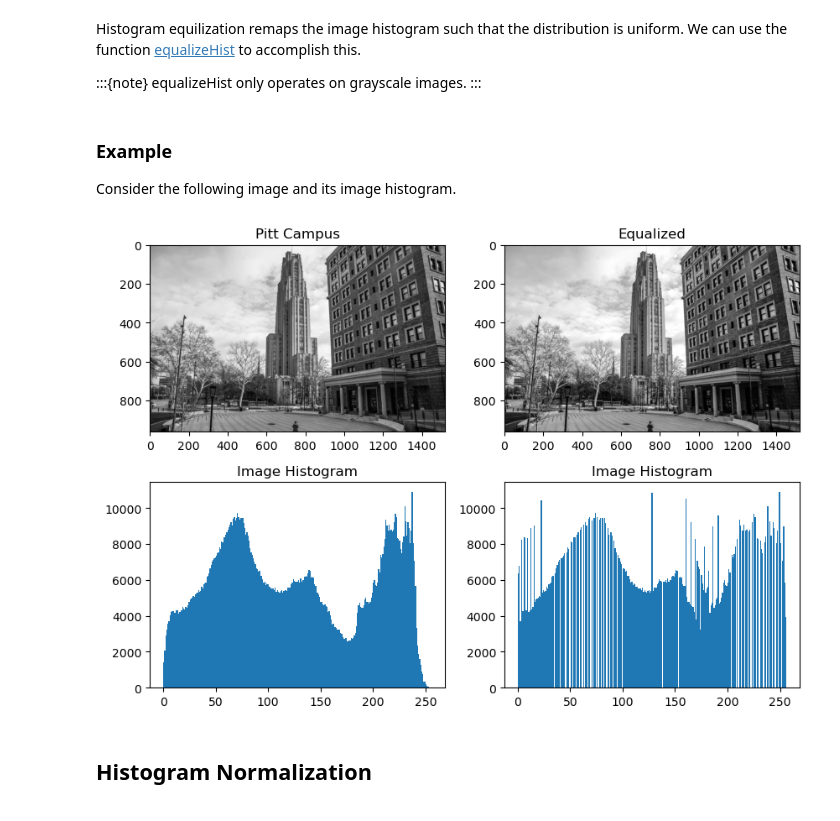
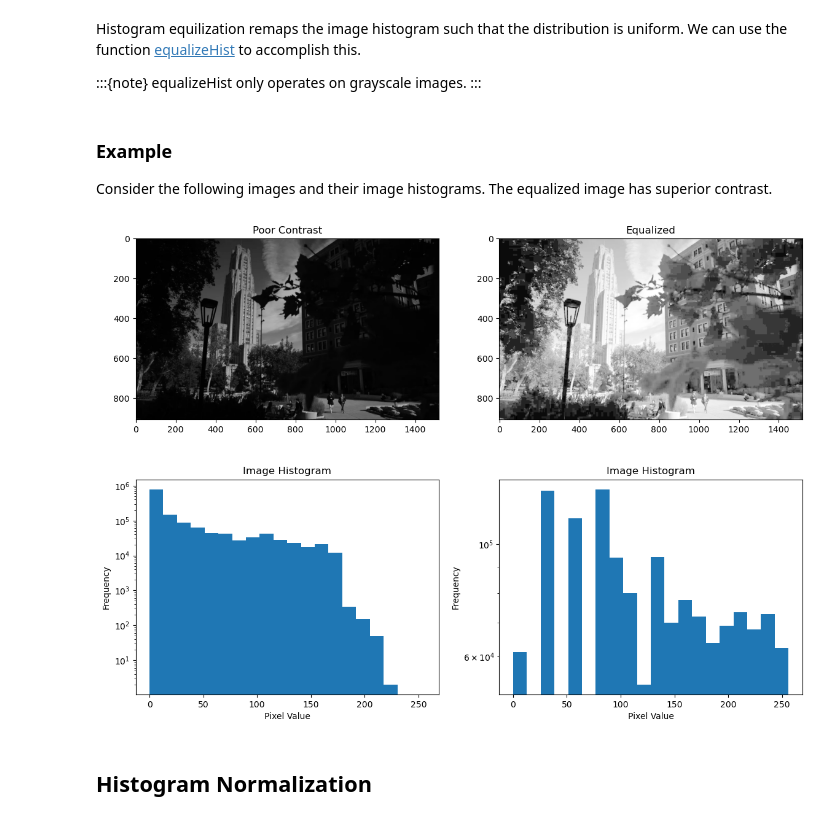
Before and after one commit to jacob-cunningham-ds/ece_2390, a Jupyter notebook: notes/03_lecture.ipynb, the cells around one changed output. Cells and saved outputs as stored; diff of their text form; code cells hidden in the pictures.

Commit message:
updated lecture 3 up till Histogram Matching

```diff
--- a/notes/03_lecture.ipynb
+++ b/notes/03_lecture.ipynb
@@ -106,25 +147,31 @@ equalizeHist only operates on grayscale images.
 # %% [markdown]
 ### Example
 
-Consider the following image and its image histogram.
+Consider the following images and their image histograms. The equalized image has superior contrast.
 # %%
-# read the images
-campus_img = cv2.imread(os.path.relpath('assets/PittCampus.png'), cv2.IMREAD_COLOR)
-
-# convert the images
-campus_img_gray = cv2.cvtColor(campus_img, cv2.COLOR_BGR2GRAY)
-
 # equalize the image
 campus_img_equalized = cv2.equalizeHist(campus_img_gray)
 
 # show the images
-plt.figure(figsize=[10, 7])
-plt.subplot(221); plt.imshow(campus_img_gray, cmap='gray', vmin=0, vmax=255); plt.title('Pitt Campus')
+plt.figure(figsize=[14, 10])
+plt.subplot(221); plt.imshow(campus_img_gray, cmap='gray', vmin=0, vmax=255); plt.title('Poor Contrast')
 plt.subplot(222); plt.imshow(campus_img_equalized, cmap='gray', vmin=0, vmax=255); plt.title('Equalized')
-plt.subplot(223); plt.hist(campus_img_gray.ravel(), 255, [0,256]); plt.title('Image Histogram')
-plt.subplot(224); plt.hist(campus_img_equalized.ravel(), 255, [0,256]); plt.title('Image Histogram')
+
+plt.subplot(223)
+plt.hist(campus_img_gray.ravel(), 20, [0,256])
+plt.yscale('log')
+plt.xlabel('Pixel Value')
+plt.ylabel('Frequency')
+plt.title('Image Histogram')
+
+plt.subplot(224)
+plt.hist(campus_img_equalized.ravel(), 20, [0,256])
+plt.yscale('log')
+plt.xlabel('Pixel Value')
+plt.ylabel('Frequency')
+plt.title('Image Histogram')
 plt.show()
 # %% [output]
-[figure, old version]
+[figure, new version]
 # %% [markdown]
 ## Histogram Normalization
```
Also changed, not shown: parts of 5 cells of this notebook, 1 other file.
